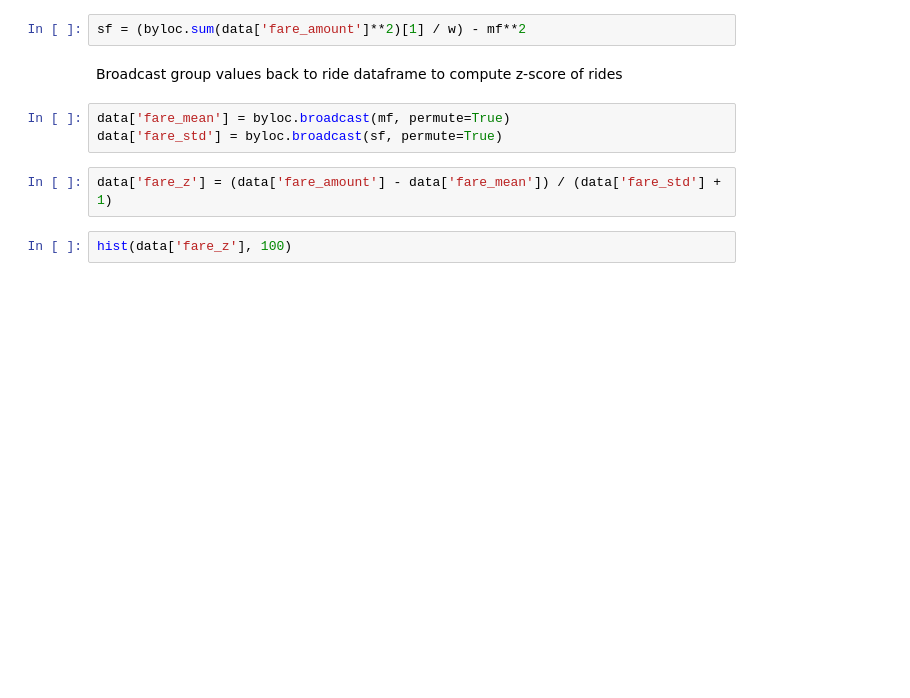
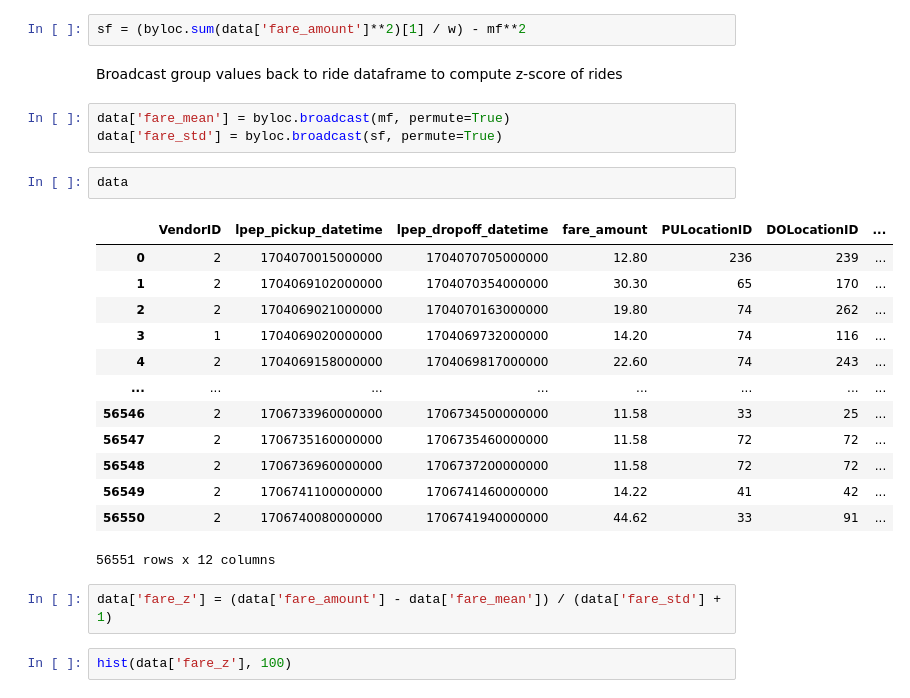
Before and after one commit to bmcdonald3/arkouda, a Jupyter notebook: CUG_tutorial_clean.ipynb, the cells around one changed output. Cells and saved outputs as stored; diff of their text form; blank space fills up the shorter version.

```diff
--- a/CUG_tutorial_clean.ipynb
+++ b/CUG_tutorial_clean.ipynb
@@ -221,6 +346,22 @@ Broadcast group values back to ride dataframe to compute z-score of rides
 # %%
 data['fare_mean'] = byloc.broadcast(mf, permute=True)
 data['fare_std'] = byloc.broadcast(sf, permute=True)
+# %%
+data
+# %% [output]
+|  | VendorID | lpep_pickup_datetime | lpep_dropoff_datetime | fare_amount | PULocationID | DOLocationID | ... |
+| 0 | 2 | 1704070015000000 | 1704070705000000 | 12.80 | 236 | 239 | ... |
+| 1 | 2 | 1704069102000000 | 1704070354000000 | 30.30 | 65 | 170 | ... |
+| 2 | 2 | 1704069021000000 | 1704070163000000 | 19.80 | 74 | 262 | ... |
+| 3 | 1 | 1704069020000000 | 1704069732000000 | 14.20 | 74 | 116 | ... |
+| 4 | 2 | 1704069158000000 | 1704069817000000 | 22.60 | 74 | 243 | ... |
+| ... | ... | ... | ... | ... | ... | ... | ... |
+| 56546 | 2 | 1706733960000000 | 1706734500000000 | 11.58 | 33 | 25 | ... |
+| 56547 | 2 | 1706735160000000 | 1706735460000000 | 11.58 | 72 | 72 | ... |
+| 56548 | 2 | 1706736960000000 | 1706737200000000 | 11.58 | 72 | 72 | ... |
+| 56549 | 2 | 1706741100000000 | 1706741460000000 | 14.22 | 41 | 42 | ... |
+| 56550 | 2 | 1706740080000000 | 1706741940000000 | 44.62 | 33 | 91 | ... |
+56551 rows x 12 columns
 # %%
 data['fare_z'] = (data['fare_amount'] - data['fare_mean']) / (data['fare_std'] + 1)
 # %%
```
Also changed, not shown: parts of 25 cells of this notebook.
